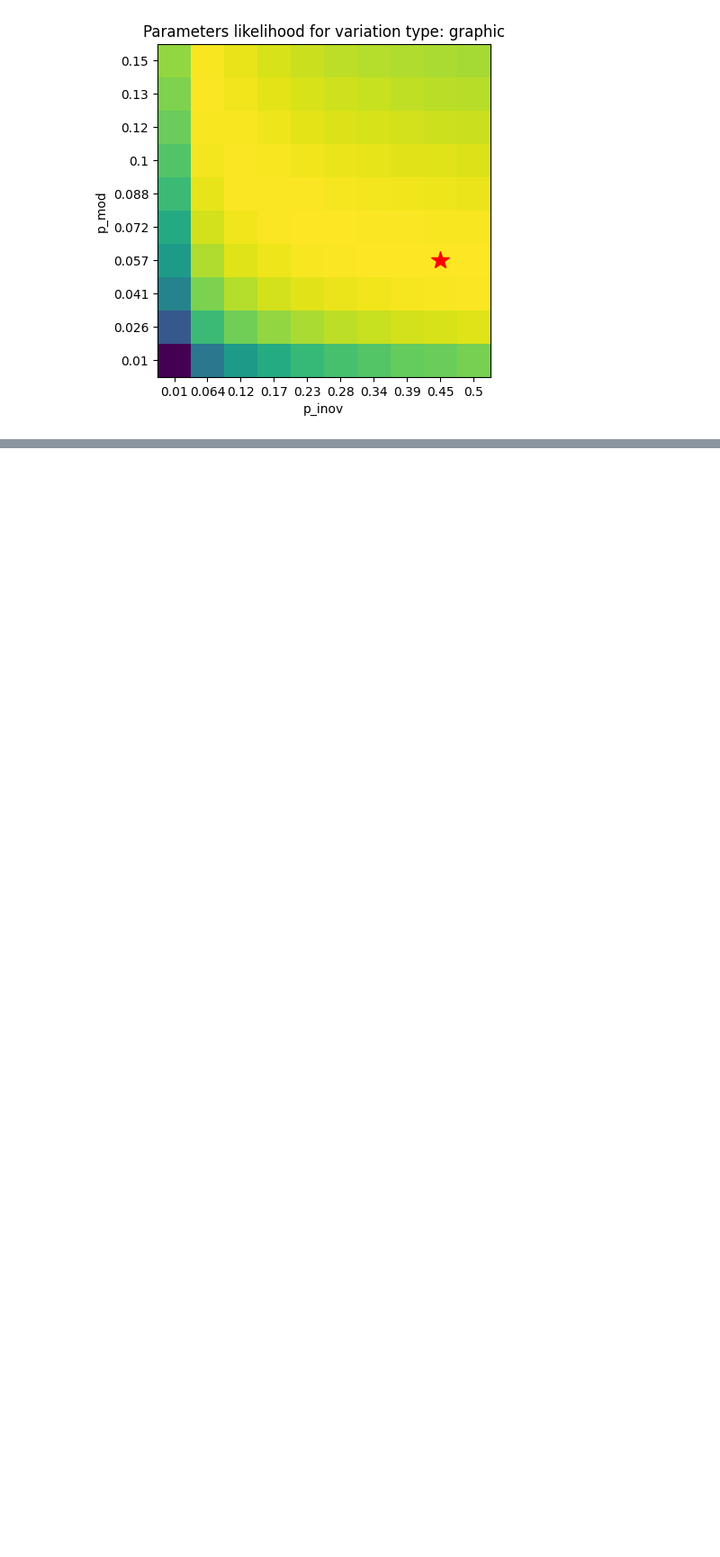
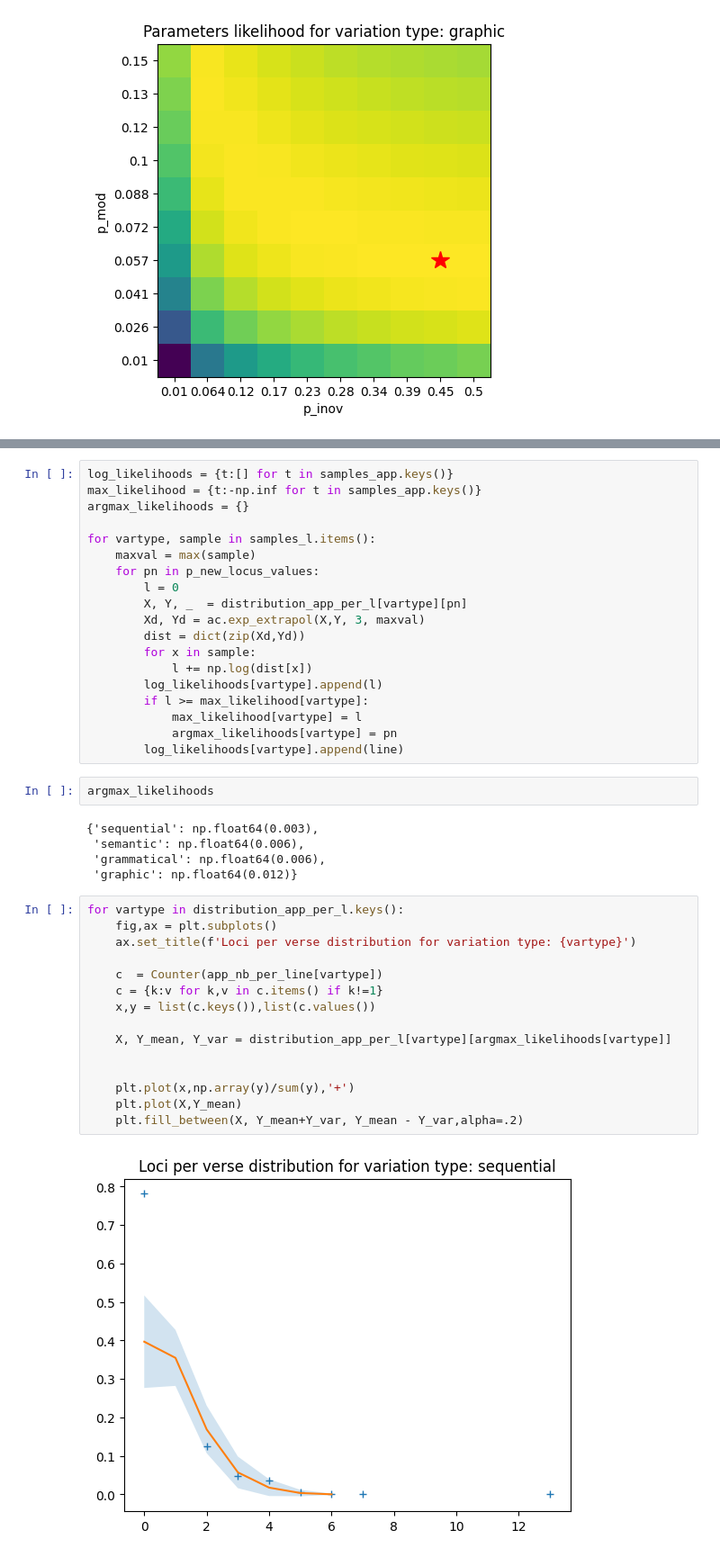
Before and after one commit to ugodreau/stemmatology_CHR-2027, a Jupyter notebook: texts_analysis.ipynb, the cells around one changed output, grey strips where cells are left out. Shown at 90% size. Cells and saved outputs as stored; diff of their text form; blank space fills up the shorter version.

Commit message:
new file:   simulations_data/distribution_l_new_locus_0,01-0,15.pickle 	modified:   texts_analysis.ipynb

```diff
--- a/texts_analysis.ipynb
+++ b/texts_analysis.ipynb
@@ -240,0 +262,43 @@ for vartype, ll in log_likelihoods.items():
+# %%
+log_likelihoods = {t:[] for t in samples_app.keys()}
+max_likelihood = {t:-np.inf for t in samples_app.keys()}
+argmax_likelihoods = {}
+
+for vartype, sample in samples_l.items():
+    maxval = max(sample)
+    for pn in p_new_locus_values:
+        l = 0
+        X, Y, _  = distribution_app_per_l[vartype][pn]
+        Xd, Yd = ac.exp_extrapol(X,Y, 3, maxval)
+        dist = dict(zip(Xd,Yd))
+        for x in sample:
+            l += np.log(dist[x])
+        log_likelihoods[vartype].append(l)
+        if l >= max_likelihood[vartype]:
+            max_likelihood[vartype] = l
+            argmax_likelihoods[vartype] = pn
+        log_likelihoods[vartype].append(line)
+# %%
+argmax_likelihoods
+# %% [output]
+{'sequential': np.float64(0.003),
+ 'semantic': np.float64(0.006),
+ 'grammatical': np.float64(0.006),
+ 'graphic': np.float64(0.012)}
+# %%
+for vartype in distribution_app_per_l.keys():
+    fig,ax = plt.subplots()
+    ax.set_title(f'Loci per verse distribution for variation type: {vartype}')
+
+    c  = Counter(app_nb_per_line[vartype])
+    c = {k:v for k,v in c.items() if k!=1}
+    x,y = list(c.keys()),list(c.values())
+
+    X, Y_mean, Y_var = distribution_app_per_l[vartype][argmax_likelihoods[vartype]]
+
+
+    plt.plot(x,np.array(y)/sum(y),'+')
+    plt.plot(X,Y_mean)
+    plt.fill_between(X, Y_mean+Y_var, Y_mean - Y_var,alpha=.2)
+# %% [output]
+[figure, added]
```
Also changed, not shown: parts of 4 cells of this notebook, 1 other file.
